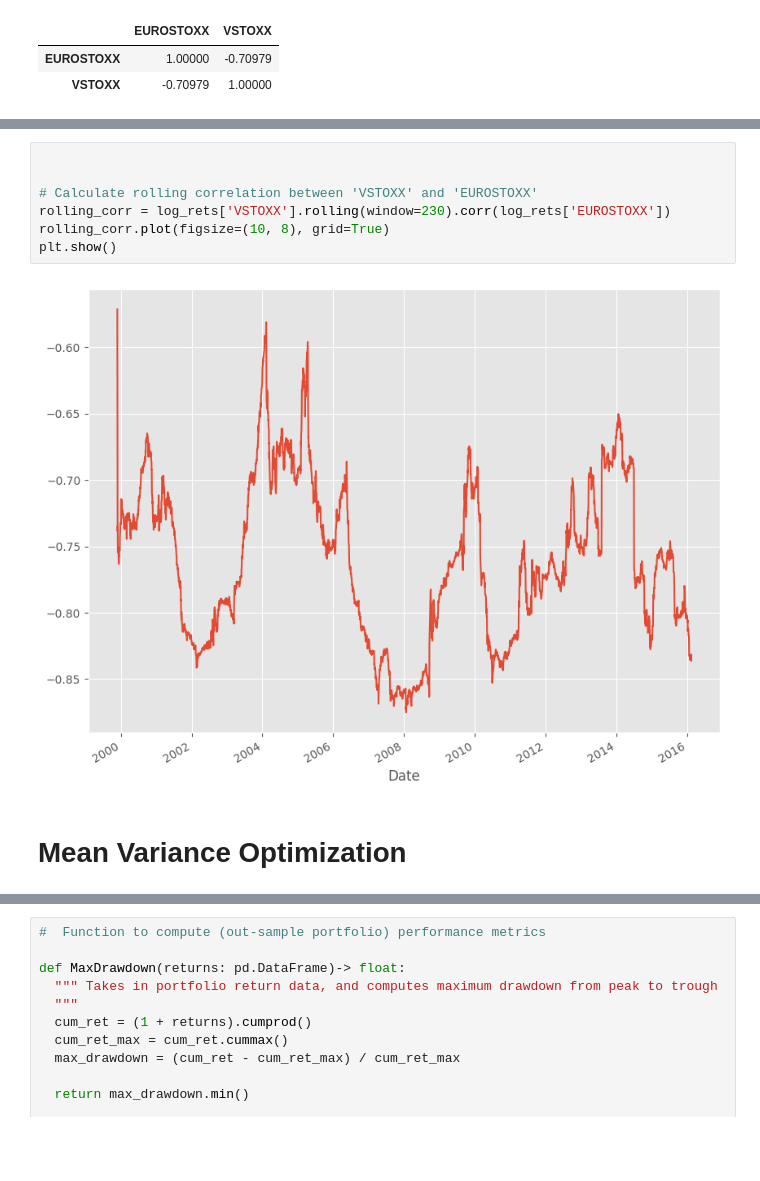
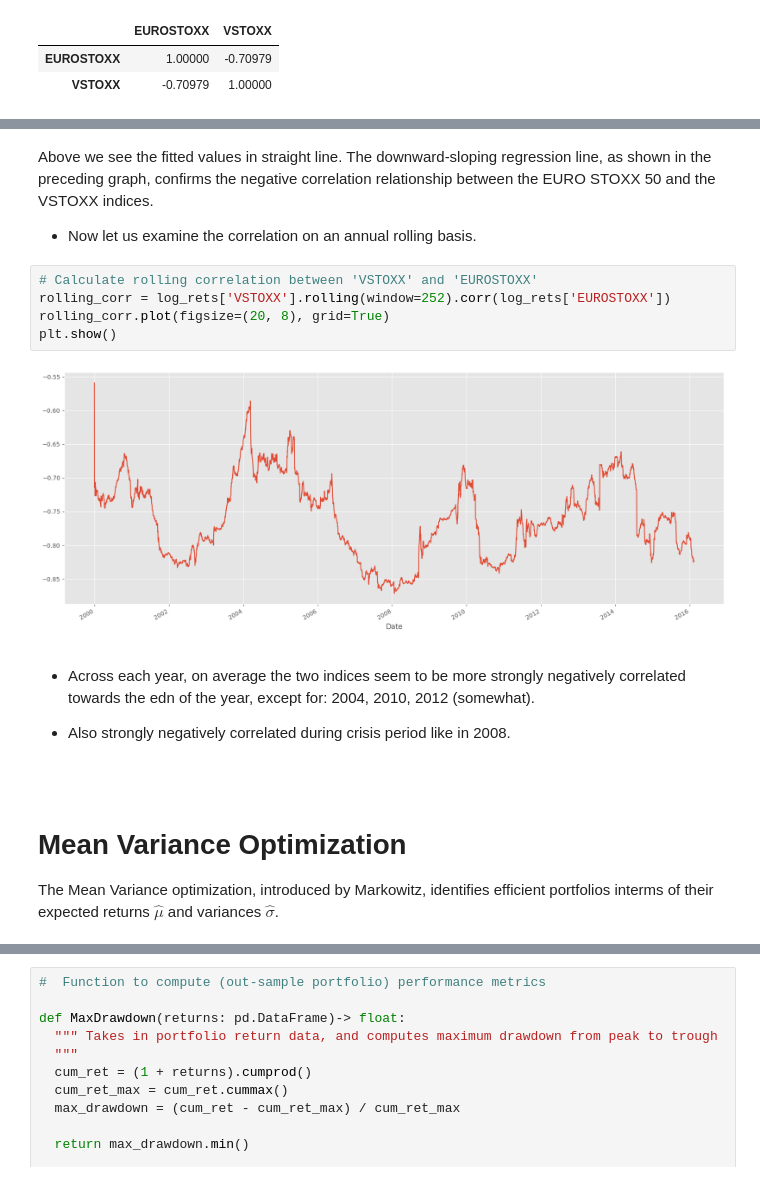
Before and after one commit to GildasTaliah/MeanVarianceOptimz, a Jupyter notebook: EuroIndicesAnalytics_01.ipynb, the cells around one changed output, grey strips where cells are left out. Cells and saved outputs as stored; diff of their text form; blank space fills up the shorter version.

```diff
--- a/EuroIndicesAnalytics_01.ipynb
+++ b/EuroIndicesAnalytics_01.ipynb
@@ -444,12 +482,24 @@ plt.show()
 [figure]
+# %% [markdown]
+Above we see the fitted values in straight line. The downward-sloping regression line, as shown in the preceding graph, confirms the negative correlation relationship between the EURO STOXX 50 and the VSTOXX indices.
+
+- Now let us examine the correlation on an annual rolling basis.
 # %%
-
-
 # Calculate rolling correlation between 'VSTOXX' and 'EUROSTOXX'
-rolling_corr = log_rets['VSTOXX'].rolling(window=230).corr(log_rets['EUROSTOXX'])
-rolling_corr.plot(figsize=(10, 8), grid=True)
+rolling_corr = log_rets['VSTOXX'].rolling(window=252).corr(log_rets['EUROSTOXX'])
+rolling_corr.plot(figsize=(20, 8), grid=True)
 plt.show()
 # %% [output]
-[figure, old version]
+[figure, new version]
-# %% [markdown]
-# Mean Variance Optimization
+# %% [markdown]
+- Across each year, on average the two indices seem to be more strongly negatively  correlated towards the edn of the year, except for: 2004, 2010, 2012 (somewhat).
+
+- Also strongly negatively correlated during crisis period like in 2008.
+
+$\,$
+$\,$
+# %% [markdown]
+# Mean Variance Optimization
+
+
+The Mean Variance optimization, introduced by Markowitz, identifies efficient portfolios interms of their expected returns $\hat{\mu}$ and variances $\hat{\sigma}$.
```
Also changed, not shown: parts of 46 cells of this notebook.
